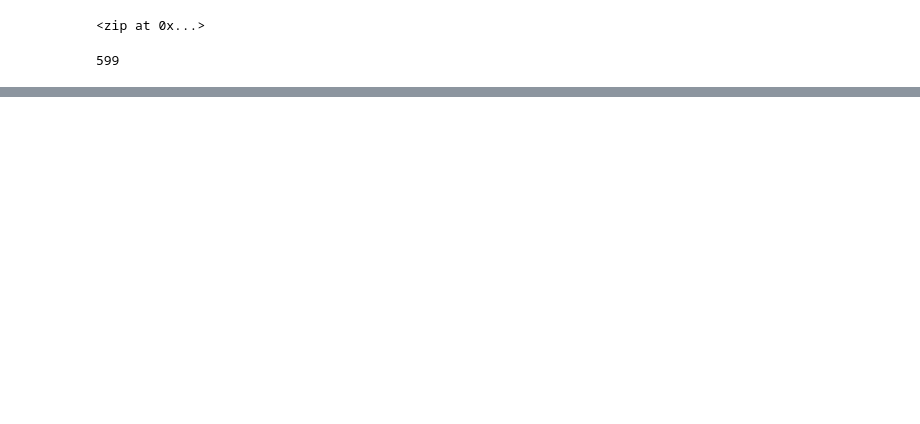
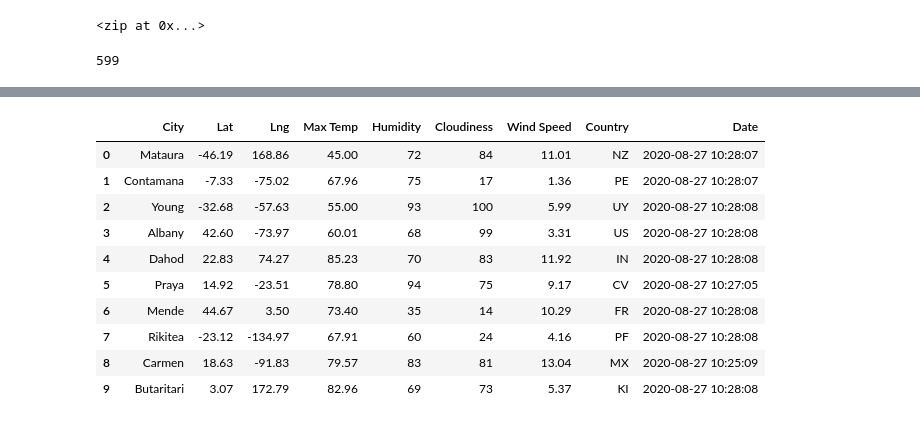
Before and after one commit to pritchardjeff/World_Weather_Analysis, a Jupyter notebook: WeatherPY.ipynb, the cells around one changed output, grey strips where cells are left out. Cells and saved outputs as stored; diff of their text form; code cells hidden in the pictures; blank space fills up the shorter version.

```diff
--- a/WeatherPY.ipynb
+++ b/WeatherPY.ipynb
@@ -31,0 +41,4 @@ len(cities)
+# %%
+# Starting URL for Weather Map API Call.
+url = "http://api.openweathermap.org/data/2.5/weather?units=Imperial&APPID=" + weather_api_key
+print(url)
@@ -31,0 +125,16 @@ len(cities)
+# %%
+# Convert the array of dictionaries to a Pandas DataFrame.
+city_data_df = pd.DataFrame(city_data)
+city_data_df.head(10)
+# %% [output]
+|  | City | Lat | Lng | Max Temp | Humidity | Cloudiness | Wind Speed | Country | Date |
+| 0 | Mataura | -46.19 | 168.86 | 45.00 | 72 | 84 | 11.01 | NZ | 2020-08-27 10:28:07 |
+| 1 | Contamana | -7.33 | -75.02 | 67.96 | 75 | 17 | 1.36 | PE | 2020-08-27 10:28:07 |
+| 2 | Young | -32.68 | -57.63 | 55.00 | 93 | 100 | 5.99 | UY | 2020-08-27 10:28:08 |
+| 3 | Albany | 42.60 | -73.97 | 60.01 | 68 | 99 | 3.31 | US | 2020-08-27 10:28:08 |
+| 4 | Dahod | 22.83 | 74.27 | 85.23 | 70 | 83 | 11.92 | IN | 2020-08-27 10:28:08 |
+| 5 | Praya | 14.92 | -23.51 | 78.80 | 94 | 75 | 9.17 | CV | 2020-08-27 10:27:05 |
+| 6 | Mende | 44.67 | 3.50 | 73.40 | 35 | 14 | 10.29 | FR | 2020-08-27 10:28:08 |
+| 7 | Rikitea | -23.12 | -134.97 | 67.91 | 60 | 24 | 4.16 | PF | 2020-08-27 10:28:08 |
+| 8 | Carmen | 18.63 | -91.83 | 79.57 | 83 | 81 | 13.04 | MX | 2020-08-27 10:25:09 |
+| 9 | Butaritari | 3.07 | 172.79 | 82.96 | 69 | 73 | 5.37 | KI | 2020-08-27 10:28:08 |
```
Also changed, not shown: parts of 5 cells of this notebook, 3 other files.
